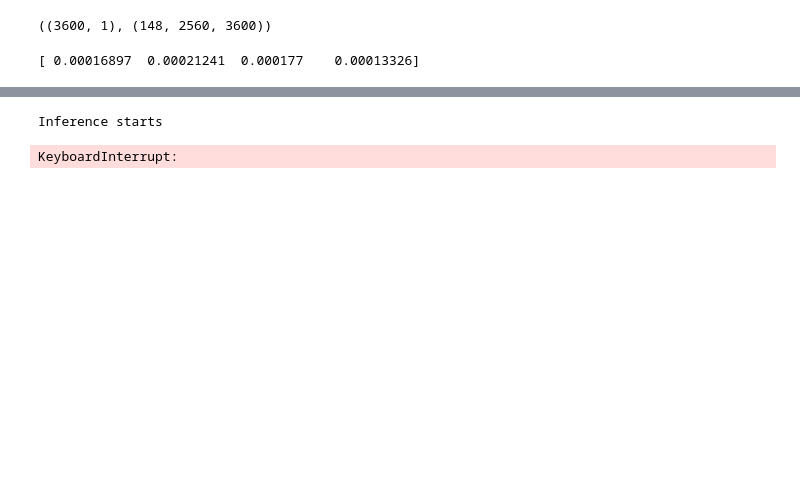
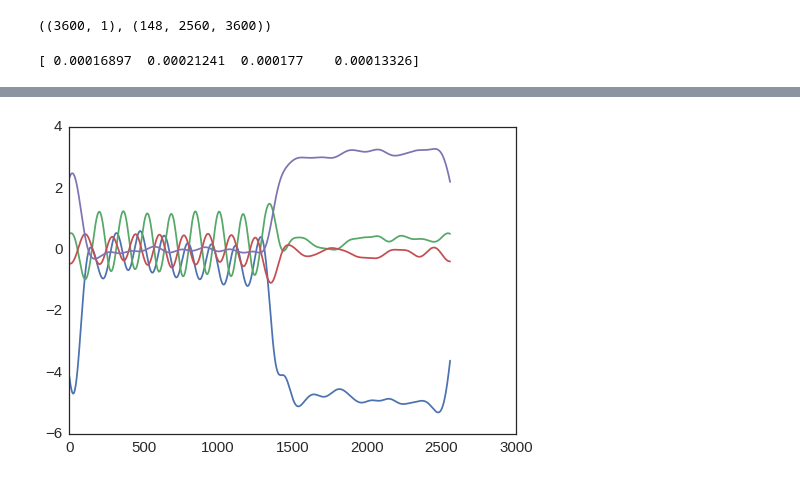
Before and after one commit to catniplab/vlgp, a Jupyter notebook: Graf2.ipynb, the cells around one changed output, grey strips where cells are left out. Cells and saved outputs as stored; diff of their text form; code cells hidden in the pictures; blank space fills up the shorter version.

```diff
--- a/Graf2.ipynb
+++ b/Graf2.ipynb
@@ -88,0 +120,2 @@ graph.dynplot(fit_0_90_4D['mu'][:5,:,:])
+# %%
+mu = np.concatenate(latent)
@@ -88,0 +124,14 @@ graph.dynplot(fit_0_90_4D['mu'][:5,:,:])
+# %%
+with open(op.join(outputpath, 'Graf_5_vLGP_4D.dat'), 'wb') as outfile:
+    pickle.dump(mu, outfile, protocol=pickle.HIGHEST_PROTOCOL)
+# %%
+np.random.seed(0)
+sigma = np.full(4, fill_value=1.0)
+
+for ori in unique_ori:
+    fit = vlgp.fit(y[orient == ori, :], ['spike'] * y.shape[-1], sigma, omega, a=fit_0_90_4D['a'], b=fit_0_90_4D['b'],
+               lag=2, rank=100, niter=50, tol=1e-5, verbose=False, infer='posterior',
+               learning_rate=1, nhyper=3, learn_sigma=False, learn_omega=False, adjhess=True, decay=0)
+    with open(op.join(outputpath, 'Graf5_vLGP_4D_{:d}deg.dat'.format(int(ori))), 'wb') as outfile:
+        pickle.dump(fit, outfile, protocol=pickle.HIGHEST_PROTOCOL)
+    %xdel fit
@@ -89,8 +150,6 @@ graph.dynplot(fit_0_90_4D['mu'][:5,:,:])
 # %%
-np.random.seed(0)
-fit_all_4D = vlgp.fitpost(y, ['spike'] * y.shape[-1], sigma, omega, a=fit_0_90_4D['a'], b=fit_0_90_4D['b'],
-                          lag=2, rank=100,
-                          niter=50, tol=1e-5, verbose=True, nadjhess=100,
-                          nhyper=3, learn_sigma=False, learn_omega=False, moreparam=False)
+fit = vlgp.fit(y[orient==0, :], ['spike'] * y.shape[-1], sigma, omega, a=fit_0_90_4D['a'], b=fit_0_90_4D['b'],
+               lag=2, rank=100, niter=50, tol=1e-5, verbose=True, infer='posterior',
+               learning_rate=1, nhyper=3, learn_sigma=False, learn_omega=False, adjhess=True, decay=0)
 # %% [output]
 Inference starts
@@ -98,11 +171,0 @@ MemoryError:
-# %%
-# initialized at all zeros
-np.random.seed(0)
-fit_all_4D_0 = vlgp.fitpost(y, ['spike'] * y.shape[-1], sigma, omega, a=fit_0_90_4D['a'], b=fit_0_90_4D['b'],
-                          mu0=np.zeros((y.shape[0], y.shape[1], nlatent), dtype=float),
-                          lag=2, rank=100,
-                          niter=50, tol=1e-5, verbose=True, nadjhess=100,
-                          nhyper=3, learn_sigma=False, learn_omega=False, moreparam=False)
-# %% [output]
-Inference starts
-KeyboardInterrupt:
@@ -116,0 +172,4 @@ np.finfo(float).min
+# %%
+plt.plot(fit['mu'].mean(axis=0));
+# %% [output]
+[figure, added]
```
Also changed, not shown: parts of 13 cells of this notebook, 1 other file.
